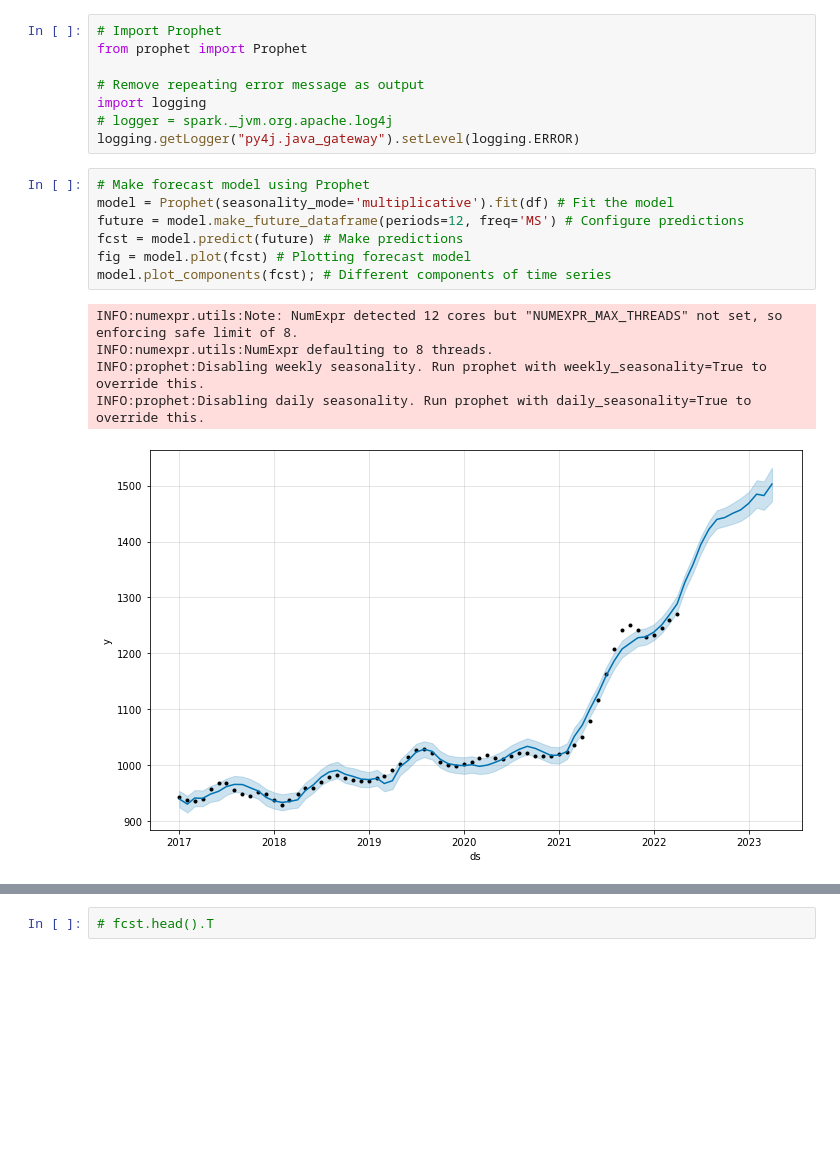
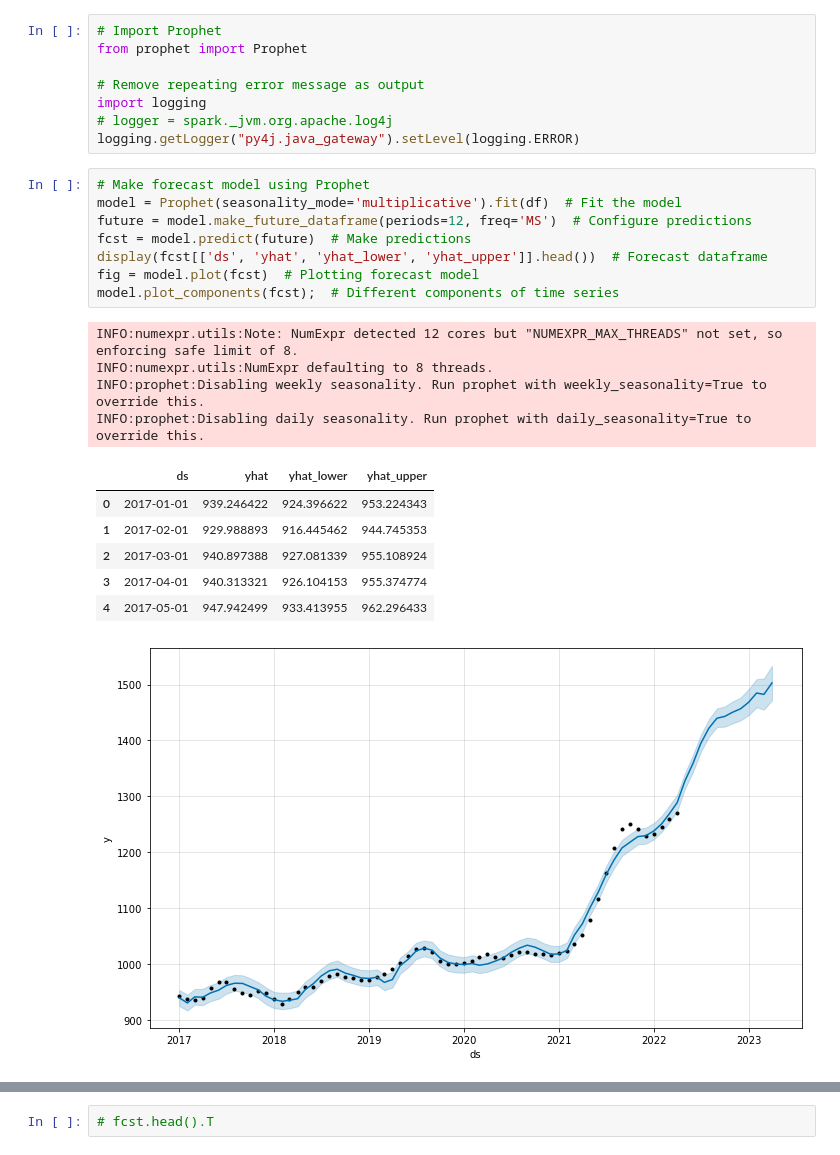
Before and after one commit to murilogustineli/apartment-forecast-prophet, a Jupyter notebook: apartment_forecast_prophet.ipynb, the cells around one changed output, grey strips where cells are left out. Cells and saved outputs as stored; diff of their text form; blank space fills up the shorter version.

```diff
--- a/apartment_forecast_prophet.ipynb
+++ b/apartment_forecast_prophet.ipynb
@@ -292,16 +292,23 @@ import logging
 logging.getLogger("py4j.java_gateway").setLevel(logging.ERROR)
 # %%
 # Make forecast model using Prophet
-model = Prophet(seasonality_mode='multiplicative').fit(df) # Fit the model
-future = model.make_future_dataframe(periods=12, freq='MS') # Configure predictions
-fcst = model.predict(future) # Make predictions
-fig = model.plot(fcst) # Plotting forecast model
-model.plot_components(fcst); # Different components of time series
+model = Prophet(seasonality_mode='multiplicative').fit(df)  # Fit the model
+future = model.make_future_dataframe(periods=12, freq='MS')  # Configure predictions
+fcst = model.predict(future)  # Make predictions
+display(fcst[['ds', 'yhat', 'yhat_lower', 'yhat_upper']].head())  # Forecast dataframe
+fig = model.plot(fcst)  # Plotting forecast model
+model.plot_components(fcst);  # Different components of time series
 # %% [output]
 INFO:numexpr.utils:Note: NumExpr detected 12 cores but "NUMEXPR_MAX_THREADS" not set, so enforcing safe limit of 8.
 INFO:numexpr.utils:NumExpr defaulting to 8 threads.
 INFO:prophet:Disabling weekly seasonality. Run prophet with weekly_seasonality=True to override this.
 INFO:prophet:Disabling daily seasonality. Run prophet with daily_seasonality=True to override this.
+|  | ds | yhat | yhat_lower | yhat_upper |
+| 0 | 2017-01-01 | 939.246422 | 924.396622 | 953.224343 |
+| 1 | 2017-02-01 | 929.988893 | 916.445462 | 944.745353 |
+| 2 | 2017-03-01 | 940.897388 | 927.081339 | 955.108924 |
+| 3 | 2017-04-01 | 940.313321 | 926.104153 | 955.374774 |
+| 4 | 2017-05-01 | 947.942499 | 933.413955 | 962.296433 |
 [figure]
 [figure]
 # %%
```
Also changed, not shown: parts of 4 cells of this notebook.
